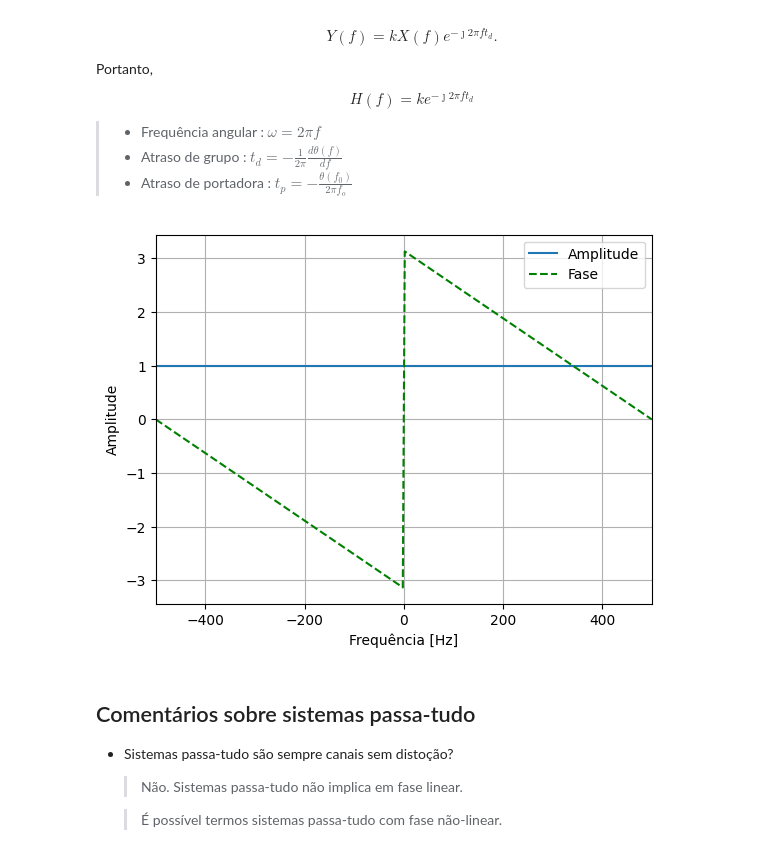
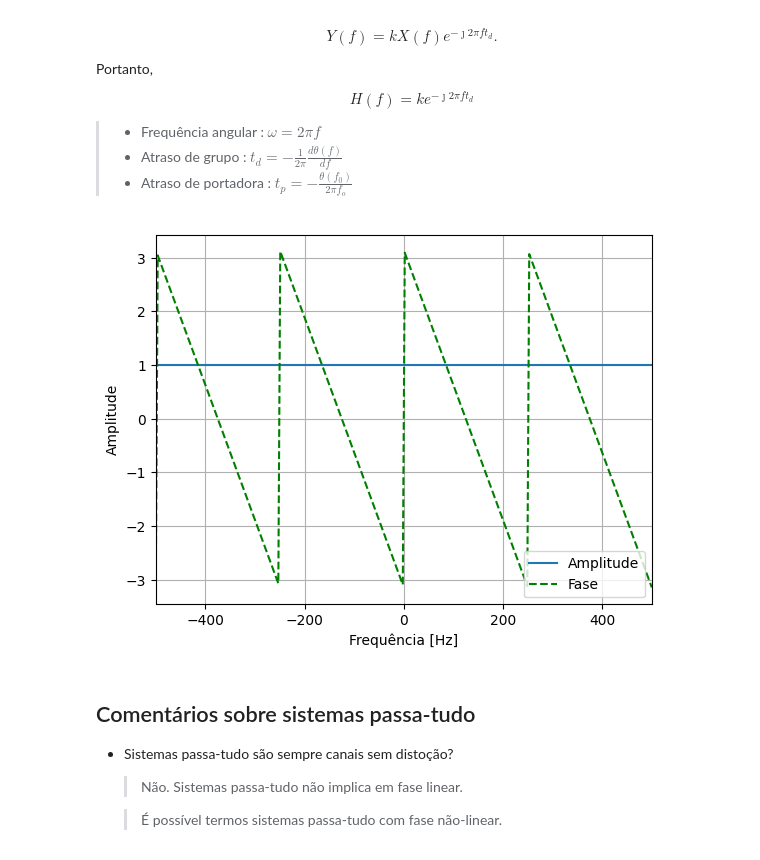
Before and after one commit to araujoUnb/PricomAulas, a Jupyter notebook: aula_conceitos_transmissao.ipynb, the cells around one changed output. Saved outputs shown, nothing was run; the diff lists cells and outputs as text; code cells hidden in the pictures.

```diff
--- a/aula_conceitos_transmissao.ipynb
+++ b/aula_conceitos_transmissao.ipynb
@@ -144,23 +145,23 @@ $$
 # %%
 fs = 1e3         # frequência de amostragem
 nSamples = 2**8  # número de amostras para plotar o sinal
-td = 1*(1/fs)    # atraso de grupo em função do tempo de amostragem Ts = 1/fs
+td = 4*(1/fs)    # atraso de grupo em função do tempo de amostragem Ts = 1/fs
 
 f = np.linspace(-fs/2,fs/2,nSamples)  # frequência analógica
 
 Hf = np.ones(nSamples)
 theta = -2*np.pi*f*td                 # rotação de fase na frequência para um atraso no tempo de td
 
 plt.plot(f,Hf,label='Amplitude')
 plt.plot(f,theta % (2*np.pi) -np.pi,'g--',label='Fase')
 plt.xlabel('Frequência [Hz]')
 plt.ylabel('Amplitude')
 plt.xlim([-fs/2,fs/2])
 plt.legend()
 plt.grid()
 plt.show()
 # %% [output]
-[figure, old version]
+[figure, new version]
 # %% [markdown]
 ## Comentários sobre sistemas passa-tudo
 
```
Also changed, not shown: parts of 7 cells of this notebook.
